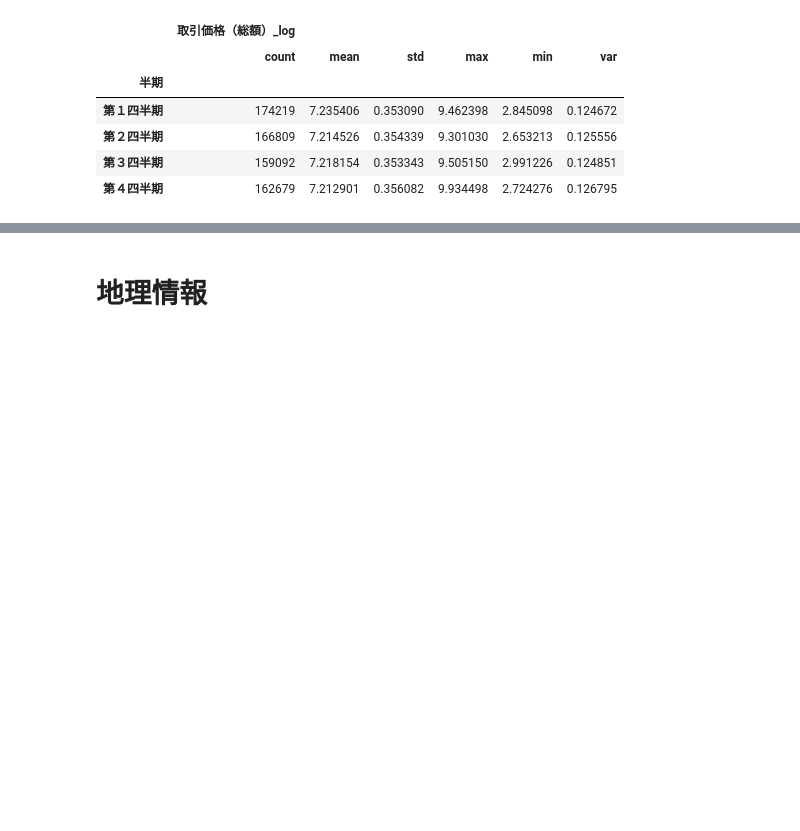
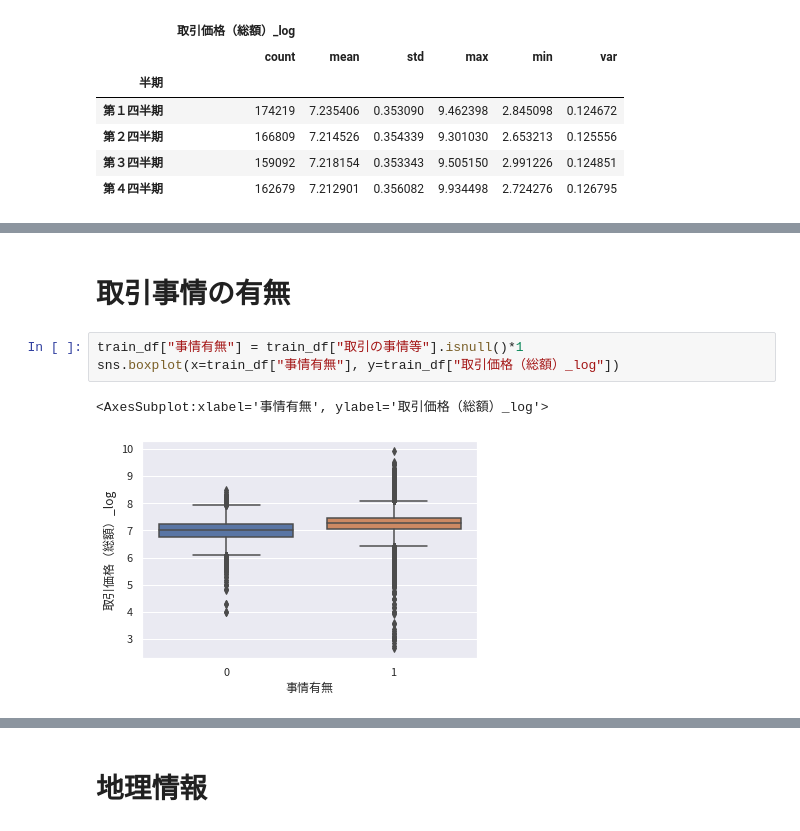
Before and after one commit to kfsky/2021-summer-second-hand-apartment-price-prediction, a Jupyter notebook: notebook/EDA.ipynb, the cells around one changed output, grey strips where cells are left out. Drawn from its saved outputs; the diff is of its cells as text; blank space fills up the shorter version.

```diff
--- a/notebook/EDA.ipynb
+++ b/notebook/EDA.ipynb
@@ -674,0 +833,8 @@ train_df.groupby("半期").agg({"取引価格（総額）_log":["count","mean",
+# %% [markdown]
+# 取引事情の有無
+# %%
+train_df["事情有無"] = train_df["取引の事情等"].isnull()*1
+sns.boxplot(x=train_df["事情有無"], y=train_df["取引価格（総額）_log"])
+# %% [output]
+<AxesSubplot:xlabel='事情有無', ylabel='取引価格（総額）_log'>
+[figure, added]
```
Also changed, not shown: parts of 13 cells of this notebook, 1 other file.
